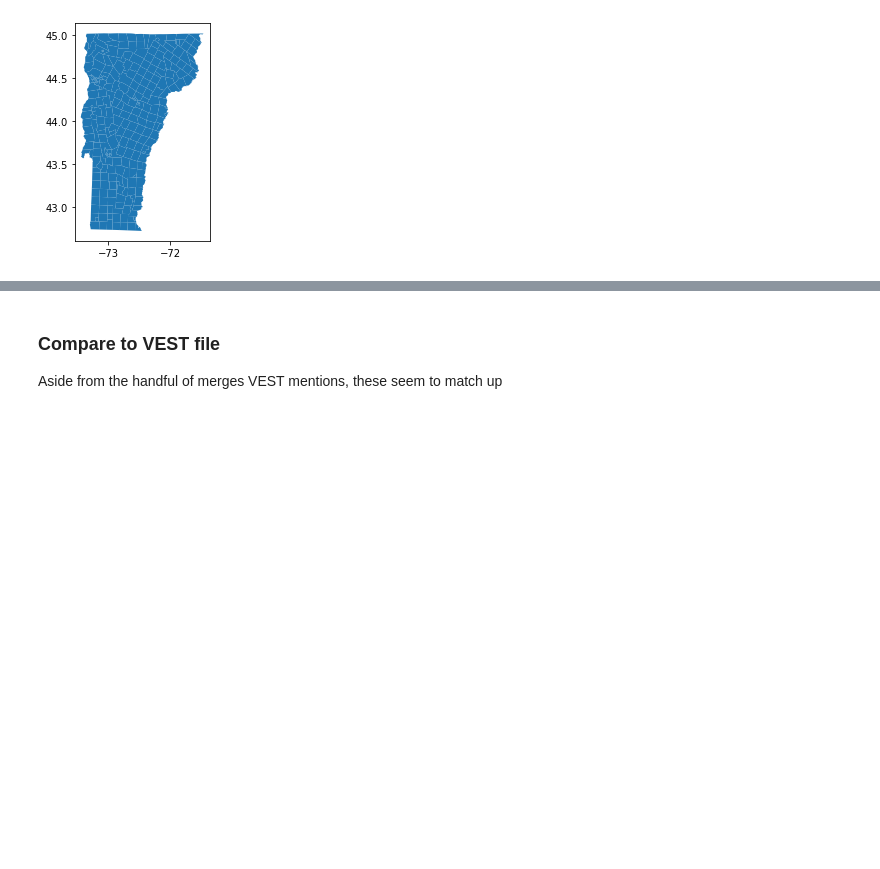
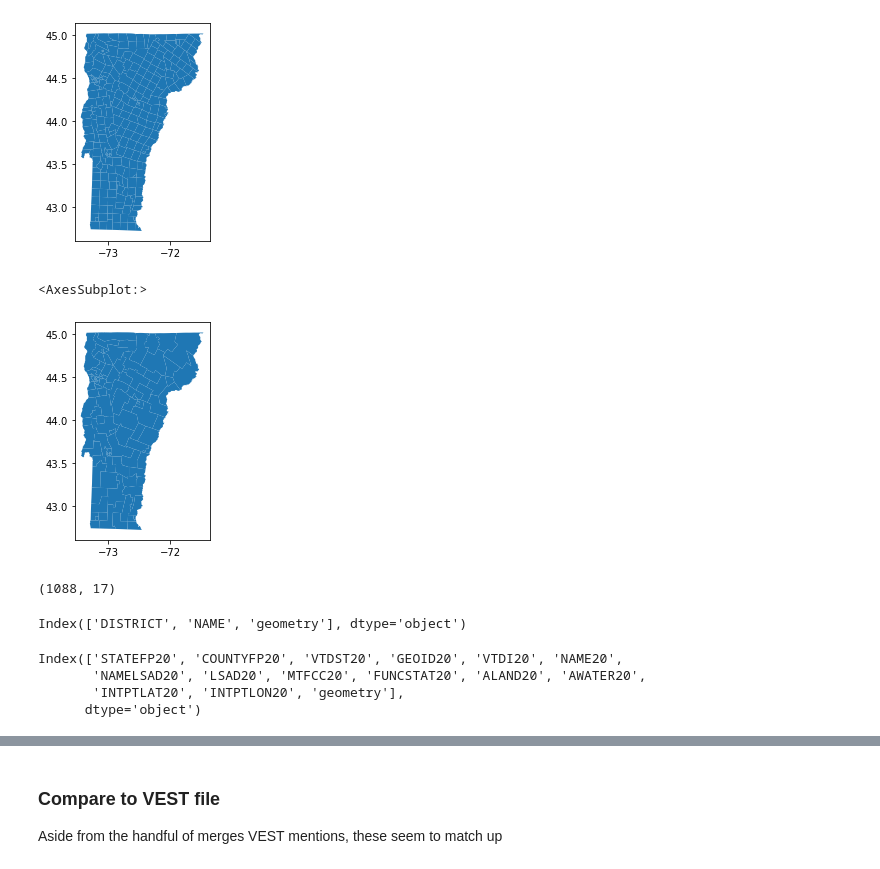
Before and after one commit to nonpartisan-redistricting-datahub/pdv-vt, a Jupyter notebook: vest-vt-2020/vest-vt-2020-validation.ipynb, the cells around one changed output, grey strips where cells are left out. Saved outputs shown, nothing was run; the diff lists cells and outputs as text; code cells hidden in the pictures; blank space fills up the shorter version.

```diff
--- a/vest-vt-2020/vest-vt-2020-validation.ipynb
+++ b/vest-vt-2020/vest-vt-2020-validation.ipynb
@@ -572,3 +572,7 @@ print("")
 print("All races are equal")
 # %% [output]
 All races are equal
+# %%
+print(vest_vt_20)
+
+vest_vt_20["join_col"] = vest_vt_20["NAME20"]
@@ -635,3 +779,25 @@ county_sub = county_sub[['COUNTYFP10','NAME10', 'NAMELSAD10','geometry']]
 
 #Modify CRS
 county_sub=county_sub.to_crs(vest_vt_20.crs)
+# %%
+state_distr.plot()
+# %% [output]
+<AxesSubplot:>
+[figure, added]
+# %%
+fig = gp.overlay(state_distr,full_shapefiles_census, how="identity")
+fig = fig.to_crs(vest_vt_20.crs)
+print(fig.shape)
+# %% [output]
+(1088, 17)
+# %%
+state_distr.columns
+# %% [output]
+Index(['DISTRICT', 'NAME', 'geometry'], dtype='object')
+# %%
+full_shapefiles_census.columns
+# %% [output]
+Index(['STATEFP20', 'COUNTYFP20', 'VTDST20', 'GEOID20', 'VTDI20', 'NAME20',
+       'NAMELSAD20', 'LSAD20', 'MTFCC20', 'FUNCSTAT20', 'ALAND20', 'AWATER20',
+       'INTPTLAT20', 'INTPTLON20', 'geometry'],
+      dtype='object')
```
Also changed, not shown: parts of 38 cells of this notebook.
